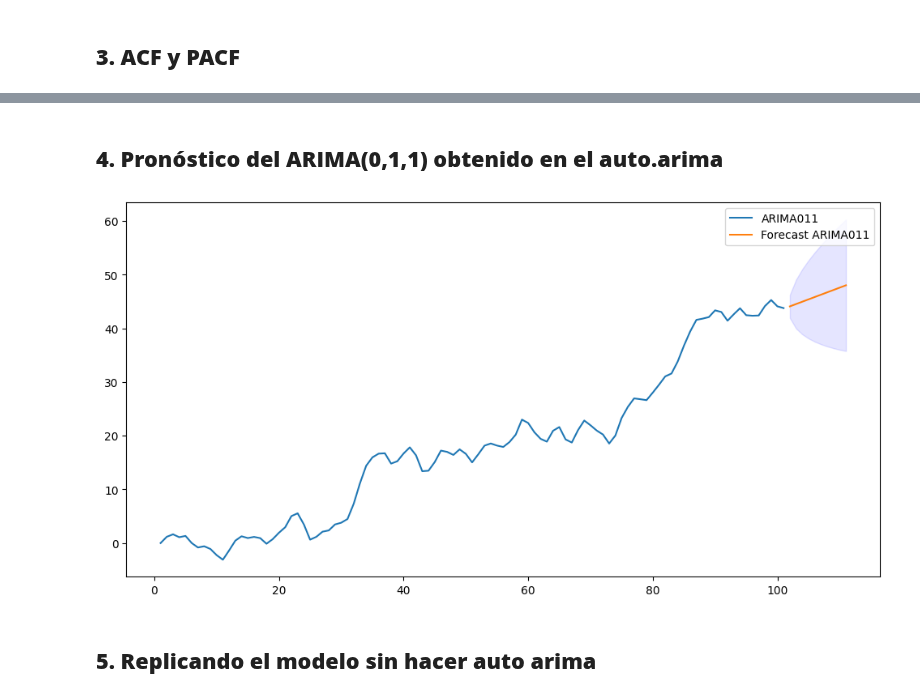
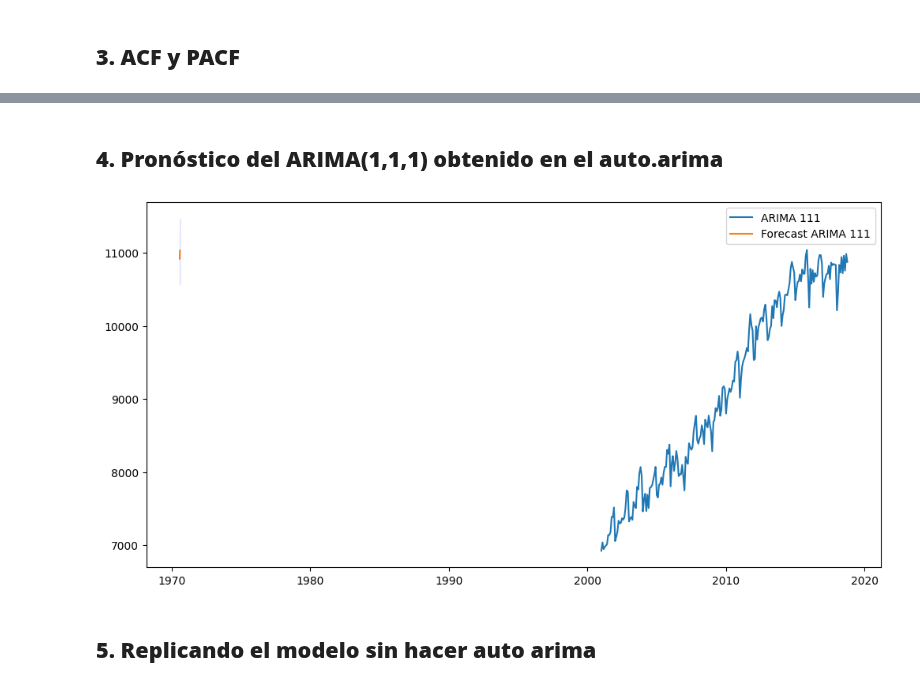
Before and after one commit to alfa7g7/Fundamentos-analitica-II, a Jupyter notebook: Clase 3/fundamentos_analítica_clase3_tarea.ipynb, the cells around one changed output, grey strips where cells are left out. Drawn from its saved outputs; the diff is of its cells as text; code cells hidden in the pictures.

```diff
--- a/Clase 3/fundamentos_analítica_clase3_tarea.ipynb
+++ b/Clase 3/fundamentos_analítica_clase3_tarea.ipynb
@@ -56,5 +57,5 @@ Protocolos de evaluación:
 # Separar los datos en entrenamiento y prueba
 horizon = 6 # El numero de pronósitco que queremos hacer hacia el futuro
 train_len = len(data)- horizon
-train_data = data.iloc[:train_len]
-test_data = data.iloc[train_len:]
+data_train = data.iloc[:train_len]
+data_test = data.iloc[train_len:]
@@ -109,6 +137,6 @@ plot_pacf(data['ARIMA011'],lags=40);
 # %%
 ## information_criterion (‘aic’, ‘aicc’, ‘bic’, ‘hqic’, ‘oob’)
-model = auto_arima(data["ARIMA011"],max_p=10, max_q=10,information_criterion = ("aic"))
+model = auto_arima(data_train["Ocupados"],max_p=10, max_q=10,information_criterion = ("aic"))
 model.summary()
 # %% [output]
 SARIMAX Results
@@ -153,22 +268,23 @@ plt.plot(model.resid(),label="Residuales")
 # %% [markdown]
-## **4. Pronóstico del ARIMA(0,1,1) obtenido en el auto.arima**
+## **4. Pronóstico del ARIMA(1,1,1) obtenido en el auto.arima**
 # %%
-h=10
+h=6
 
-y_forec, conf_int  = model.predict(h,return_conf_int=True,alpha=0.05)
-preds = pd.DataFrame(np.column_stack([y_forec,conf_int[:,0] , conf_int[:,1]]))
+y_forec, conf_int  = model.predict(h, return_conf_int=True, alpha=0.05)
+preds = pd.DataFrame(np.column_stack([y_forec, conf_int[:,0] , conf_int[:,1]]))
 preds.columns = ['Point_forecast', 'lower_95', 'upper_95']
 
-x_for= np.linspace((data.shape[0]+1),(data.shape[0]+h),h)
+x_for= np.linspace((data_train.shape[0]+1),(data_train.shape[0]+h),h)
 
 fig = plt.figure(figsize=(12, 6))
-plt.plot(data["time"],data["ARIMA011"],label="ARIMA011")
-plt.plot(x_for,preds['Point_forecast'],label="Forecast ARIMA011")
-plt.fill_between(x_for,preds['lower_95'], preds['upper_95'], color='blue', alpha=0.1)
+#plt.plot(data_train.index, data_train["Ocupados"],label="ARIMA 111")
+plt.plot(data_train["Ocupados"], label="ARIMA 111")
+plt.plot(x_for, preds['Point_forecast'], label="Forecast ARIMA 111")
+plt.fill_between(x_for, preds['lower_95'], preds['upper_95'], color='blue', alpha=0.1)
 plt.legend()
 plt.show()
 # %% [output]
-[figure, old version]
+[figure, new version]
 # %% [markdown]
 ## **5. Replicando el modelo sin hacer auto arima**
 # %%
```
Also changed, not shown: parts of 15 cells of this notebook.
